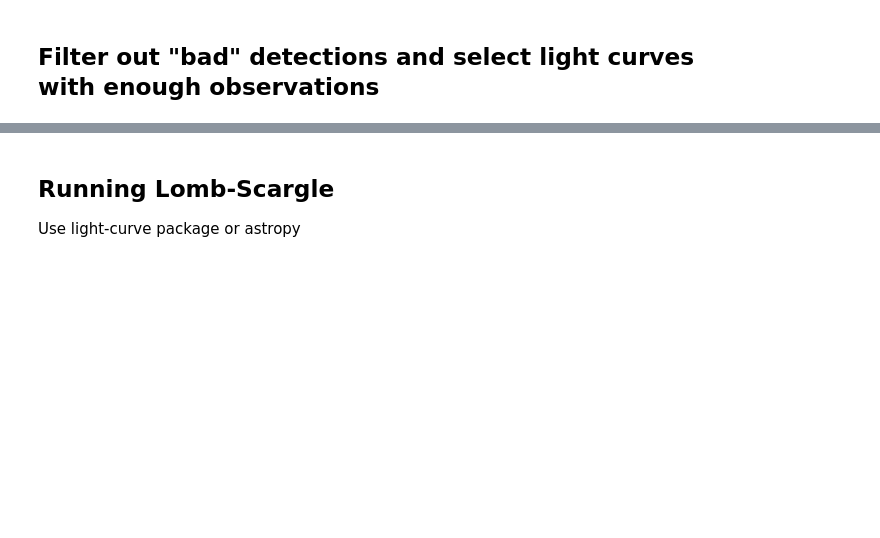
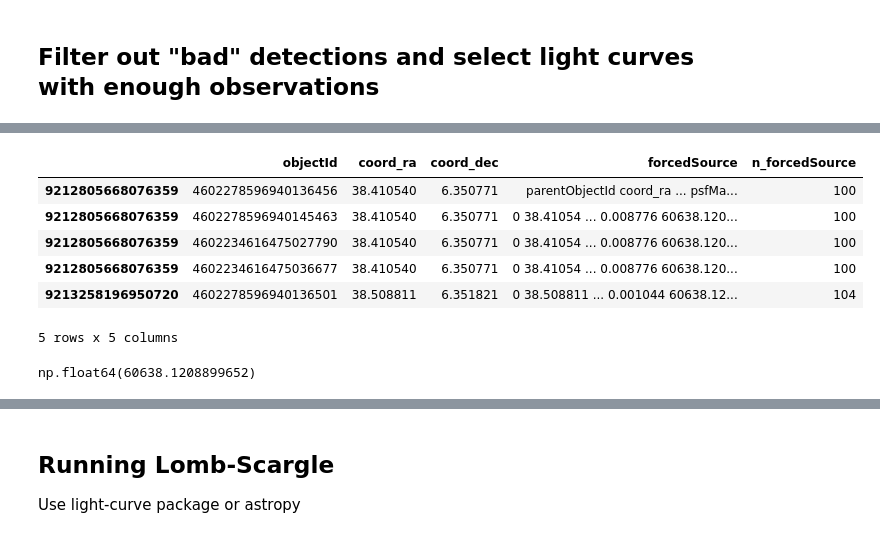
Before and after one commit to lsst-sitcom/linccf, a Jupyter notebook: comcam_rrlyrae/periodic.ipynb, the cells around one changed output, grey strips where cells are left out. Cells and saved outputs as stored; diff of their text form; code cells hidden in the pictures; blank space fills up the shorter version.

```diff
--- a/comcam_rrlyrae/periodic.ipynb
+++ b/comcam_rrlyrae/periodic.ipynb
@@ -343,0 +205,15 @@ src_nested = src_nested.reduce(
+# %%
+obj.head(5)
+# %% [output]
+|  | objectId | coord_ra | coord_dec | forcedSource | n_forcedSource |
+| 9212805668076359 | 4602278596940136456 | 38.410540 | 6.350771 | parentObjectId coord_ra ... psfMa... | 100 |
+| 9212805668076359 | 4602278596940145463 | 38.410540 | 6.350771 | 0 38.41054 ... 0.008776 60638.120... | 100 |
+| 9212805668076359 | 4602234616475027790 | 38.410540 | 6.350771 | 0 38.41054 ... 0.008776 60638.120... | 100 |
+| 9212805668076359 | 4602234616475036677 | 38.410540 | 6.350771 | 0 38.41054 ... 0.008776 60638.120... | 100 |
+| 9213258196950720 | 4602278596940136501 | 38.508811 | 6.351821 | 0 38.508811 ... 0.001044 60638.12... | 104 |
+5 rows x 5 columns
+# %%
+single_lc = obj.head(15).iloc[0]  # Get a single light curve for testing
+single_lc.forcedSource['midpointMjdTai'].iloc[0]
+# %% [output]
+np.float64(60638.1208899652)
```
Also changed, not shown: parts of 24 cells of this notebook.
